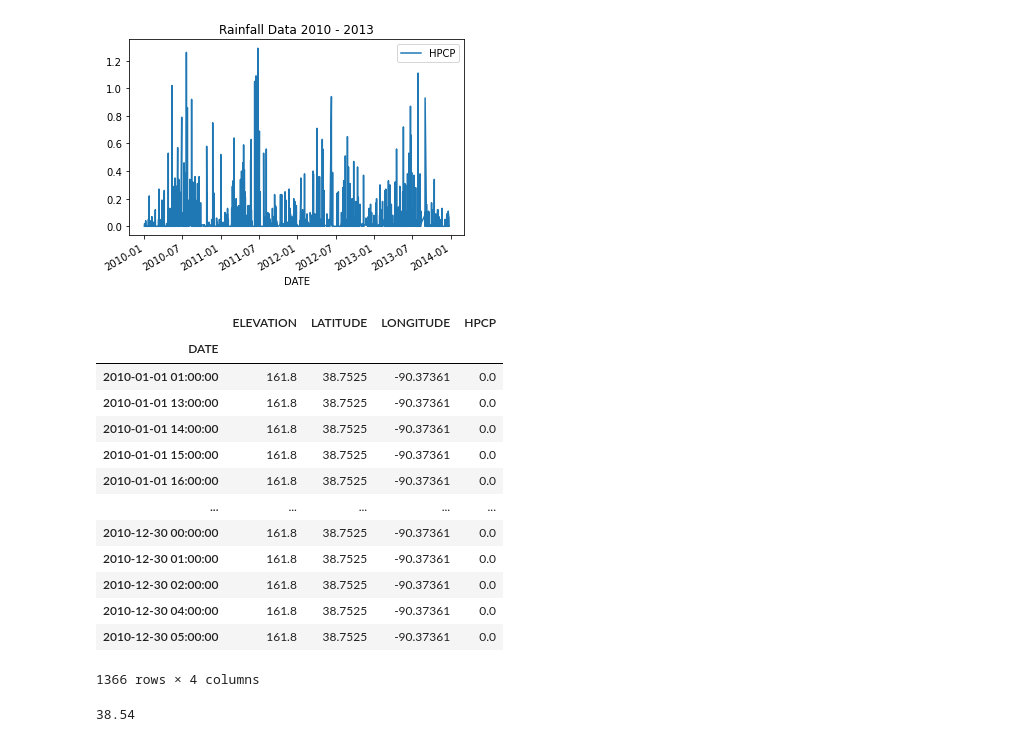
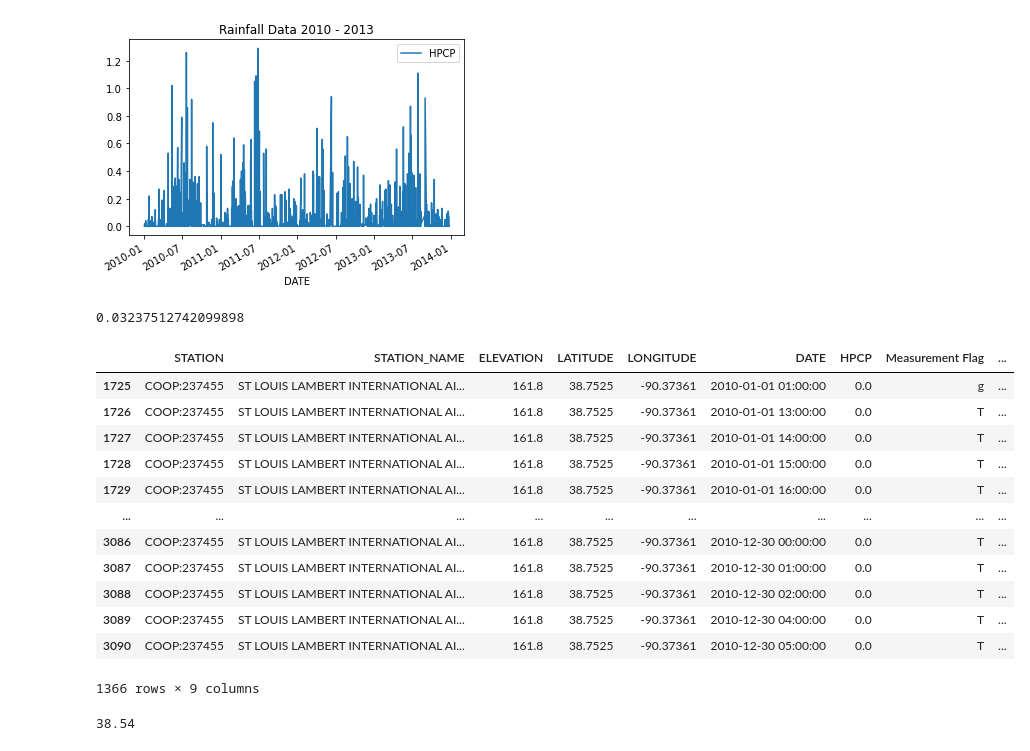
Before and after one commit to gbroques/rain-water-harvesting-simulation, a Jupyter notebook: rwhs.ipynb, the cells around one changed output. Drawn from its saved outputs; the diff is of its cells as text; code cells hidden in the pictures.

```diff
--- a/rwhs.ipynb
+++ b/rwhs.ipynb
@@ -93,28 +93,31 @@ df.plot(kind='line', x='DATE', y='HPCP', title='Rainfall Data 2010 - 2013')
 # %% [output]
 <AxesSubplot:title={'center':'Rainfall Data 2010 - 2013'}, xlabel='DATE'>
 [figure]
+# %%
+df['HPCP'].mean()
+# %% [output]
+0.03237512742099898
 # %%
 from datetime import datetime
 start_date = datetime.fromisoformat('2010-01-01')
 end_date = datetime.fromisoformat('2010-12-31')
-mask = (s.index > start_date) & (s.index <= end_date)
-between_2010 = s.loc[mask]
+mask = (df['DATE'] > start_date) & (df['DATE'] <= end_date)
+between_2010 = df.loc[mask]
 between_2010
 # %% [output]
-|  | ELEVATION | LATITUDE | LONGITUDE | HPCP |
-| DATE |  |  |  |  |
-| 2010-01-01 01:00:00 | 161.8 | 38.7525 | -90.37361 | 0.0 |
-| 2010-01-01 13:00:00 | 161.8 | 38.7525 | -90.37361 | 0.0 |
-| 2010-01-01 14:00:00 | 161.8 | 38.7525 | -90.37361 | 0.0 |
-| 2010-01-01 15:00:00 | 161.8 | 38.7525 | -90.37361 | 0.0 |
-| 2010-01-01 16:00:00 | 161.8 | 38.7525 | -90.37361 | 0.0 |
-| ... | ... | ... | ... | ... |
-| 2010-12-30 00:00:00 | 161.8 | 38.7525 | -90.37361 | 0.0 |
-| 2010-12-30 01:00:00 | 161.8 | 38.7525 | -90.37361 | 0.0 |
-| 2010-12-30 02:00:00 | 161.8 | 38.7525 | -90.37361 | 0.0 |
-| 2010-12-30 04:00:00 | 161.8 | 38.7525 | -90.37361 | 0.0 |
-| 2010-12-30 05:00:00 | 161.8 | 38.7525 | -90.37361 | 0.0 |
+|  | STATION | STATION_NAME | ELEVATION | LATITUDE | LONGITUDE | DATE | HPCP | Measurement Flag | ... |
+| 1725 | COOP:237455 | ST LOUIS LAMBERT INTERNATIONAL AI... | 161.8 | 38.7525 | -90.37361 | 2010-01-01 01:00:00 | 0.0 | g | ... |
+| 1726 | COOP:237455 | ST LOUIS LAMBERT INTERNATIONAL AI... | 161.8 | 38.7525 | -90.37361 | 2010-01-01 13:00:00 | 0.0 | T | ... |
+| 1727 | COOP:237455 | ST LOUIS LAMBERT INTERNATIONAL AI... | 161.8 | 38.7525 | -90.37361 | 2010-01-01 14:00:00 | 0.0 | T | ... |
+| 1728 | COOP:237455 | ST LOUIS LAMBERT INTERNATIONAL AI... | 161.8 | 38.7525 | -90.37361 | 2010-01-01 15:00:00 | 0.0 | T | ... |
+| 1729 | COOP:237455 | ST LOUIS LAMBERT INTERNATIONAL AI... | 161.8 | 38.7525 | -90.37361 | 2010-01-01 16:00:00 | 0.0 | T | ... |
+| ... | ... | ... | ... | ... | ... | ... | ... | ... | ... |
+| 3086 | COOP:237455 | ST LOUIS LAMBERT INTERNATIONAL AI... | 161.8 | 38.7525 | -90.37361 | 2010-12-30 00:00:00 | 0.0 | T | ... |
+| 3087 | COOP:237455 | ST LOUIS LAMBERT INTERNATIONAL AI... | 161.8 | 38.7525 | -90.37361 | 2010-12-30 01:00:00 | 0.0 | T | ... |
+| 3088 | COOP:237455 | ST LOUIS LAMBERT INTERNATIONAL AI... | 161.8 | 38.7525 | -90.37361 | 2010-12-30 02:00:00 | 0.0 | T | ... |
+| 3089 | COOP:237455 | ST LOUIS LAMBERT INTERNATIONAL AI... | 161.8 | 38.7525 | -90.37361 | 2010-12-30 04:00:00 | 0.0 | T | ... |
+| 3090 | COOP:237455 | ST LOUIS LAMBERT INTERNATIONAL AI... | 161.8 | 38.7525 | -90.37361 | 2010-12-30 05:00:00 | 0.0 | T | ... |
-1366 rows × 4 columns
+1366 rows × 9 columns
 # %%
 between_2010['HPCP'].sum()
 # %% [output]
```
Also changed, not shown: parts of 4 cells of this notebook, 2 other files.
